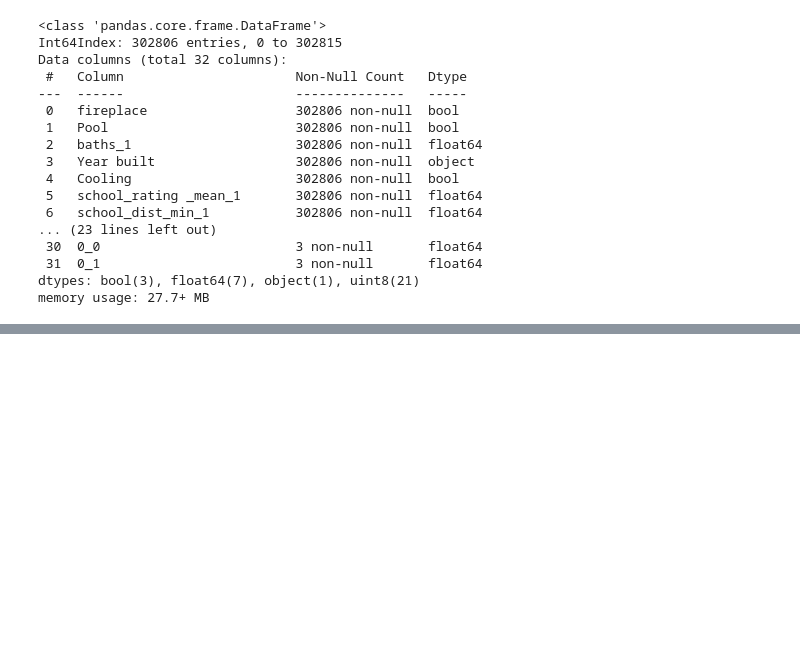
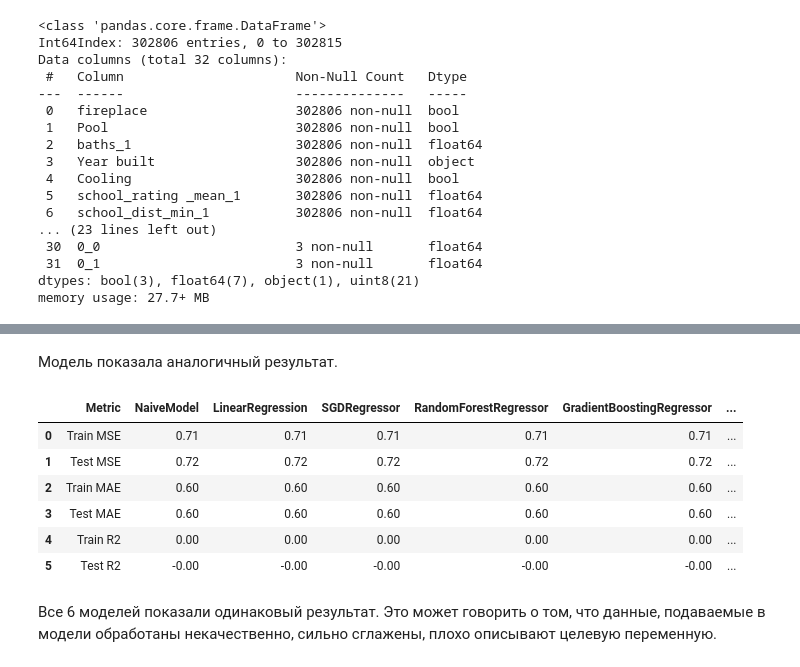
Before and after one commit to IrinaPash268/DiplomSf2, a Jupyter notebook: Diplom_sf_2_2.ipynb, the cells around one changed output, grey strips where cells are left out. Drawn from its saved outputs; the diff is of its cells as text; code cells hidden in the pictures; blank space fills up the shorter version.

```diff
--- a/Diplom_sf_2_2.ipynb
+++ b/Diplom_sf_2_2.ipynb
@@ -2332,0 +2887,23 @@ memory usage: 27.7+ MB
+# %% [markdown]
+Модель показала аналогичный результат.
+# %%
+data = {'Metric': ['Train MSE', 'Test MSE', 'Train MAE', 'Test MAE', 'Train R2', 'Test R2'],
+        'NaiveModel': [0.71, 0.72, 0.6, 0.6, 0.0, -0.0],
+        'LinearRegression': [0.71, 0.72, 0.6, 0.6, 0.0, -0.0],
+        'SGDRegressor': [0.71, 0.72, 0.6, 0.6, 0.0, -0.0],
+        'RandomForestRegressor': [0.71, 0.72, 0.6, 0.6, 0.0, -0.0],
+        'GradientBoostingRegressor': [0.71, 0.72, 0.6, 0.6, 0.0, -0.0],
+        'CatBoostRegressor':[0.71, 0.72, 0.6, 0.6, 0.0, -0.0]}
+
+df_metric = pd.DataFrame(data)
+df_metric
+# %% [output]
+|  | Metric | NaiveModel | LinearRegression | SGDRegressor | RandomForestRegressor | GradientBoostingRegressor | ... |
+| 0 | Train MSE | 0.71 | 0.71 | 0.71 | 0.71 | 0.71 | ... |
+| 1 | Test MSE | 0.72 | 0.72 | 0.72 | 0.72 | 0.72 | ... |
+| 2 | Train MAE | 0.60 | 0.60 | 0.60 | 0.60 | 0.60 | ... |
+| 3 | Test MAE | 0.60 | 0.60 | 0.60 | 0.60 | 0.60 | ... |
+| 4 | Train R2 | 0.00 | 0.00 | 0.00 | 0.00 | 0.00 | ... |
+| 5 | Test R2 | -0.00 | -0.00 | -0.00 | -0.00 | -0.00 | ... |
+# %% [markdown]
+Все 6 моделей показали одинаковый результат. Это может говорить о том, что данные, подаваемые в модели обработаны некачественно, сильно сглажены, плохо описывают целевую переменную.
```
Also changed, not shown: parts of 57 cells of this notebook.
